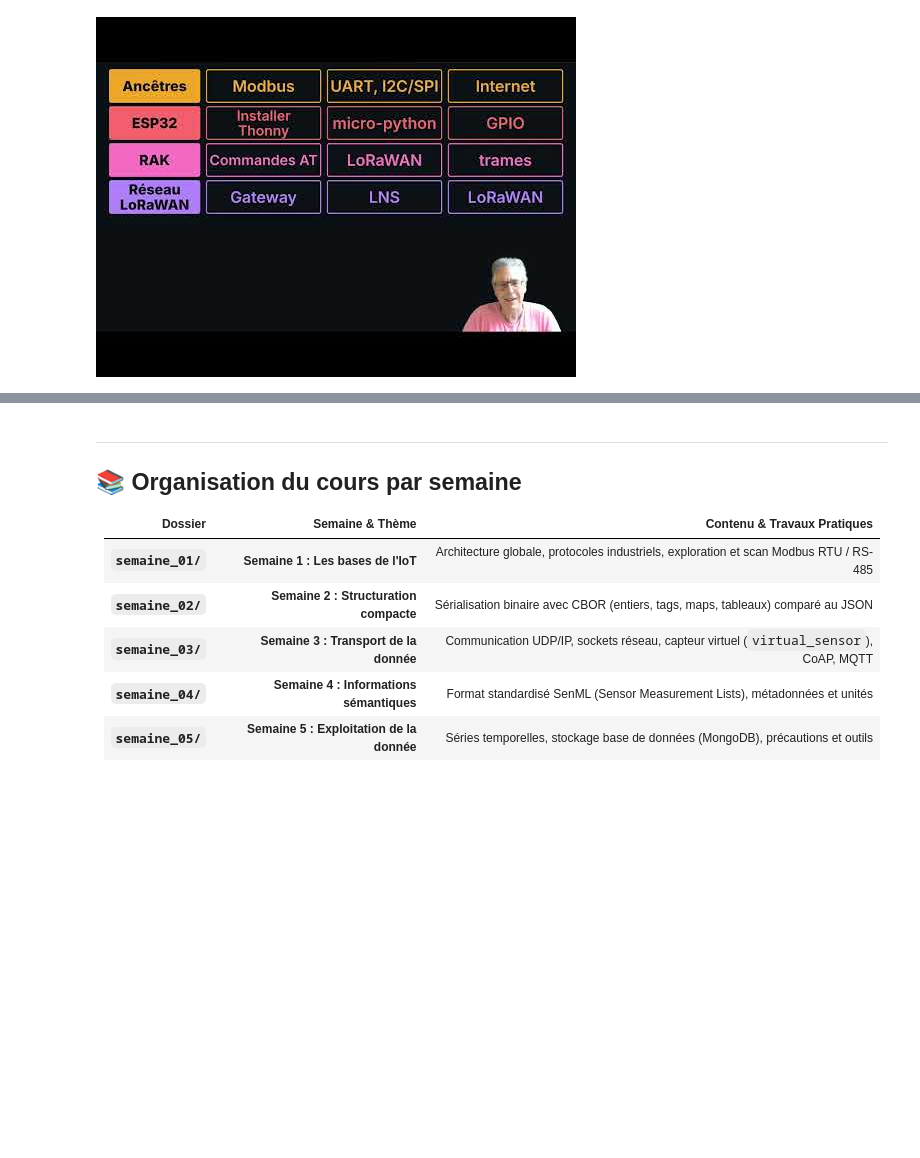
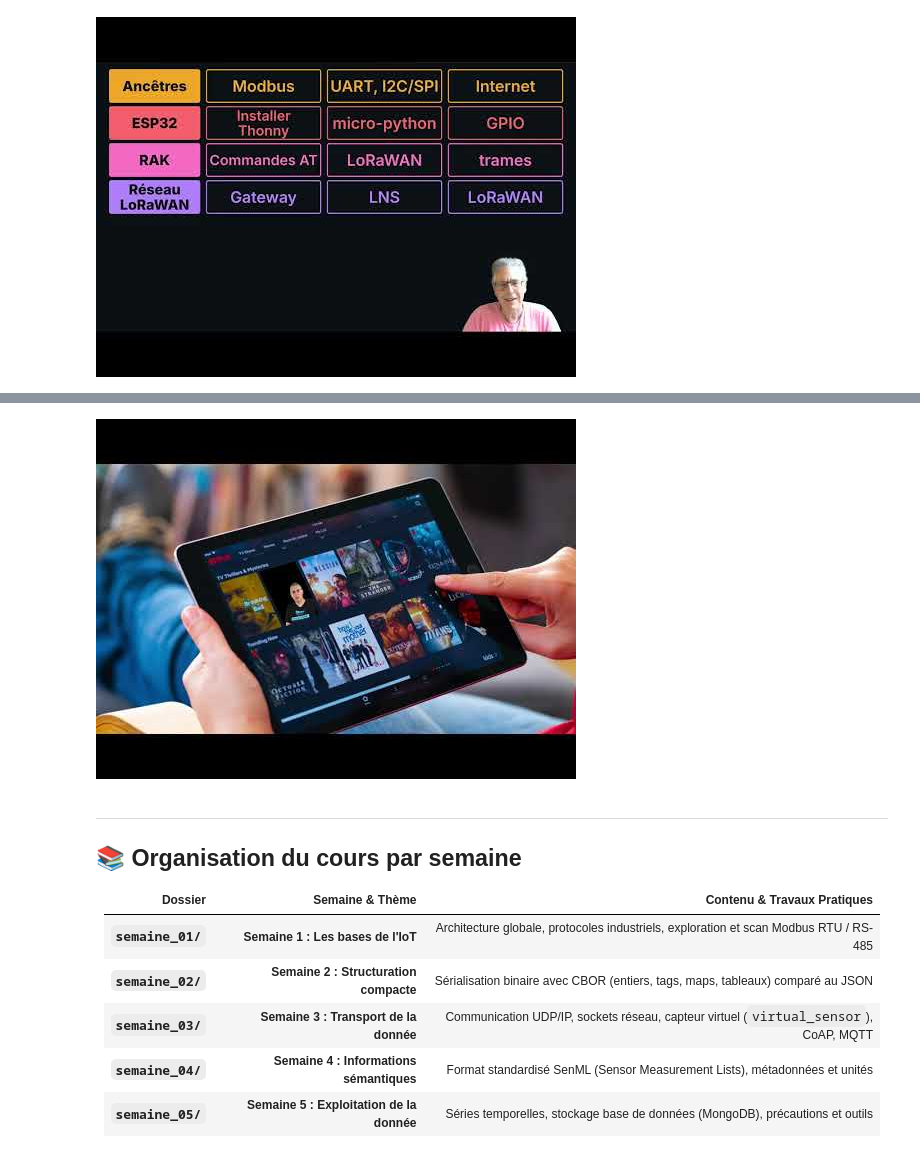
Before and after one commit to ltn22/PLIDOter, a Jupyter notebook: introduction.ipynb, the cells around one changed output, grey strips where cells are left out. Cells and saved outputs as stored; diff of their text form; code cells hidden in the pictures; blank space fills up the shorter version.

```diff
--- a/introduction.ipynb
+++ b/introduction.ipynb
@@ -33,3 +39,9 @@ YouTubeVideo("DirZd4CpsnE", width=700, height=394)
+# %%
+from IPython.display import YouTubeVideo
+
+YouTubeVideo("9edD2jEF3vM", width=700, height=394)
+# %% [output]
+[figure, added]
 # %% [markdown]
 ---
 
```
Also changed, not shown: parts of 2 cells of this notebook, 1 other file.
